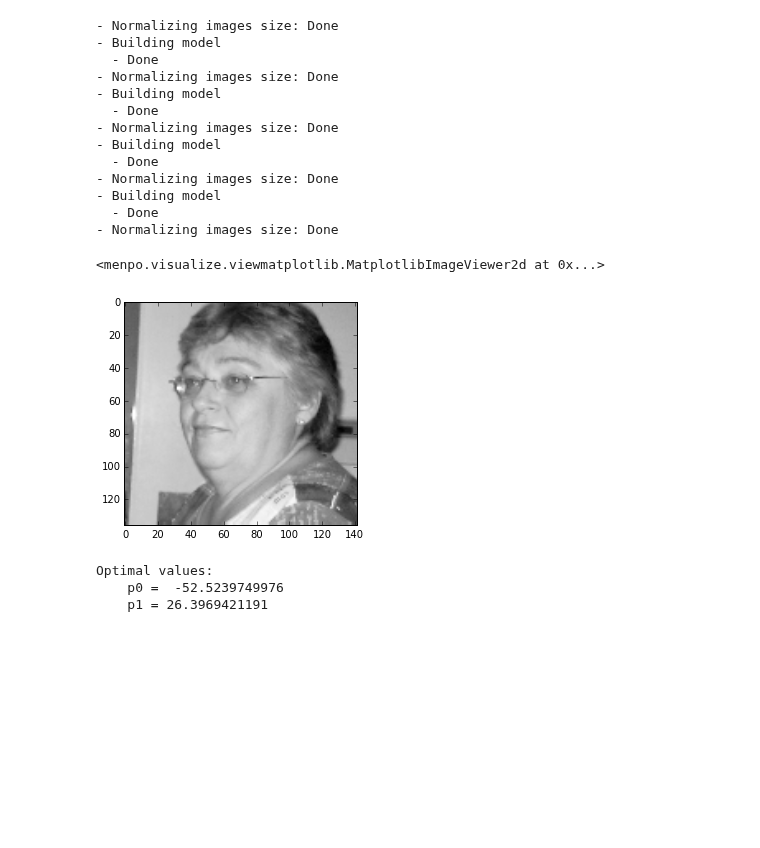
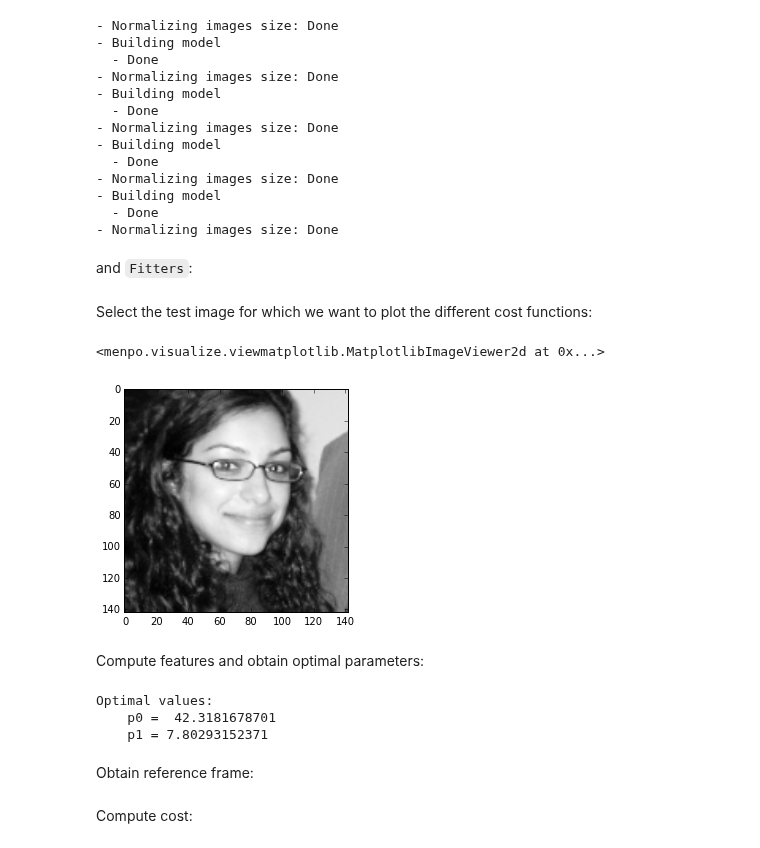
Before and after one commit to jalabort/scrap2, a Jupyter notebook: notebooks/TIP - Plot feature cost funtions.ipynb, the cells around one changed output. Cells and saved outputs as stored; diff of their text form; code cells hidden in the pictures; blank space fills up the shorter version.

```diff
--- a/notebooks/TIP - Plot feature cost funtions.ipynb
+++ b/notebooks/TIP - Plot feature cost funtions.ipynb
@@ -75,6 +77,8 @@ hog_aam = AAMBuilder(features=hog, n_levels=1).build(training_images, verbose=Tr
 - Building model
   - Done
 - Normalizing images size: Done
+# %% [markdown]
+and `Fitters`:
 # %%
 from menpofit.aam import LucasKanadeAAMFitter
 
@@ -82,14 +86,18 @@ fitter = LucasKanadeAAMFitter(aam)
 es_fitter = LucasKanadeAAMFitter(es_aam)
 igo_fitter = LucasKanadeAAMFitter(igo_aam)
 hog_fitter = LucasKanadeAAMFitter(hog_aam)
+# %% [markdown]
+Select the test image for which we want to plot the different cost functions:
 # %%
-ind = 3
+ind = 4
 
 i = test_images[ind]
 i.view()
 # %% [output]
 <menpo.visualize.viewmatplotlib.MatplotlibImageViewer2d at 0x...>
-[figure, old version]
+[figure, new version]
+# %% [markdown]
+Compute features and obtain optimal parameters:
 # %%
 es_i = es(i)
 igo_i = igo(i)
@@ -105,10 +113,14 @@ print '    p0 = ', p_min[4]
 print '    p1 =', p_min[5]
 # %% [output]
 Optimal values:
-    p0 =  -52.5239749976
-    p1 = 26.3969421191
+    p0 =  42.3181678701
+    p1 = 7.80293152371
+# %% [markdown]
+Obtain reference frame:
 # %%
 rf = aam.appearance_models[-1].mean()
+# %% [markdown]
+Compute cost:
 # %%
 from menpo.transform import PiecewiseAffine
 
```
Also changed, not shown: parts of 8 cells of this notebook.
